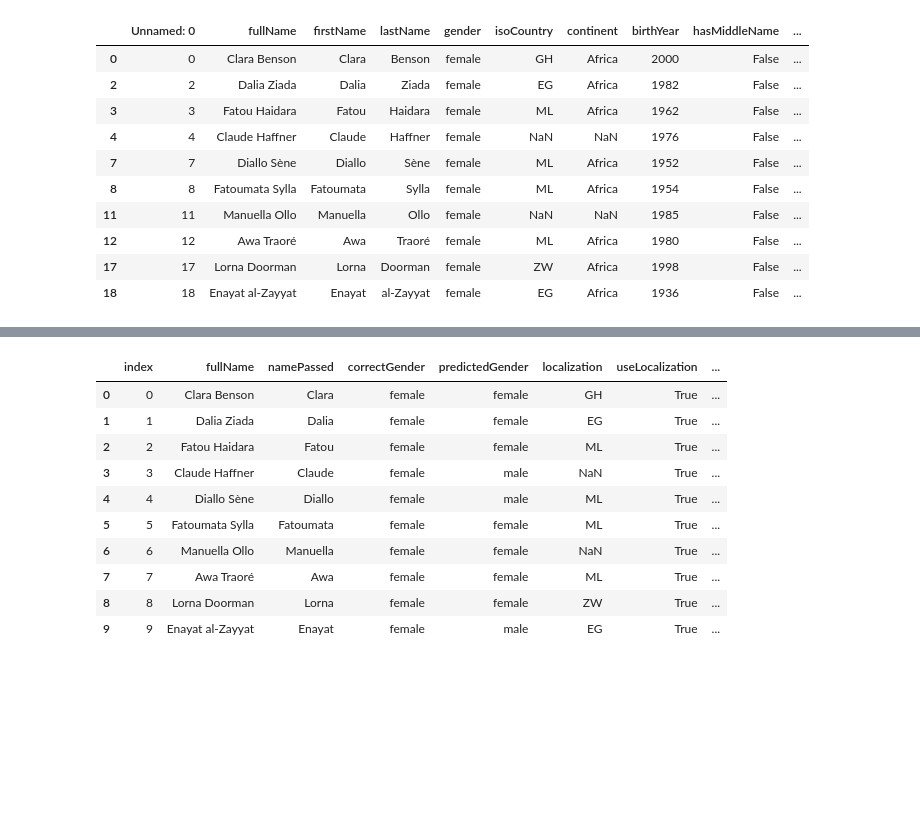
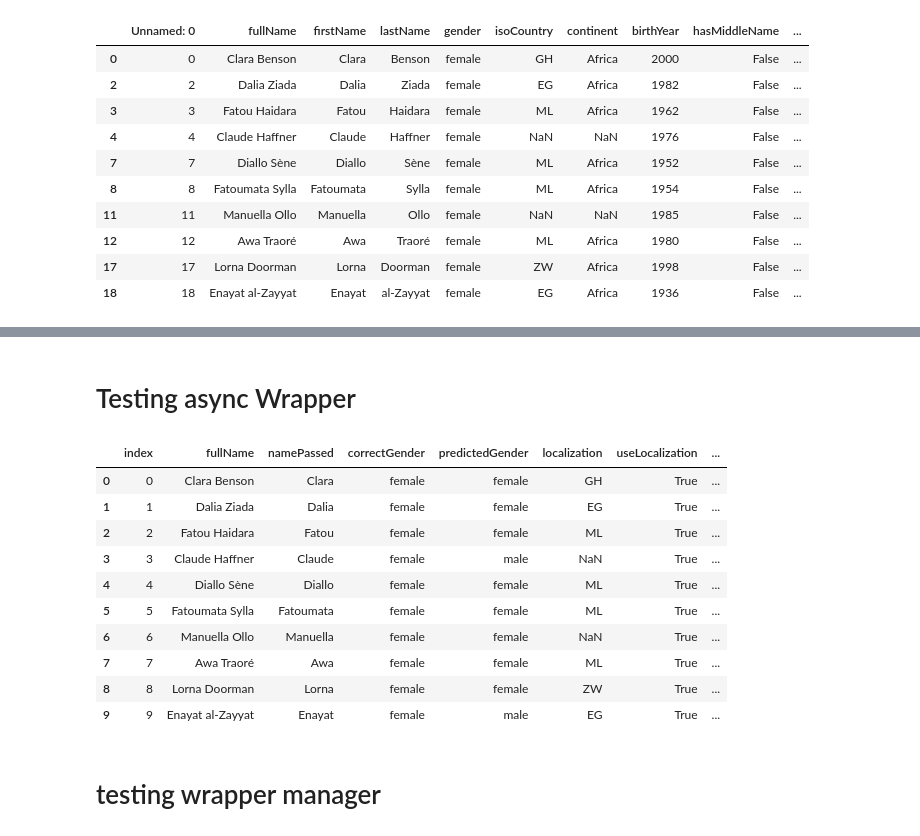
Before and after one commit to Briefgarde/name2genderresearch, a Jupyter notebook: notebooks/helpers/serviveHandlerTesting.ipynb, the cells around one changed output, grey strips where cells are left out. Cells and saved outputs as stored; diff of their text form; code cells hidden in the pictures; blank space fills up the shorter version.

```diff
--- a/notebooks/helpers/serviveHandlerTesting.ipynb
+++ b/notebooks/helpers/serviveHandlerTesting.ipynb
@@ -61,21 +60,31 @@ df
 # nameAPI_handler = handlers.NameAPIHandler(df)
 
 # await nameAPI_handler.get_prediction(True)
+# %% [markdown]
+# Testing async Wrapper
 # %%
 import serviceWrapperAsync as wrapper
 from serviceWrapperAsync import NamSorEndpoint as endpoint
-# %%
-handler = wrapper.GenderizeWrapper(df)
-await handler.get_prediction_async(useLocalization=True)
-# %% [output]
-|  | index | fullName | namePassed | correctGender | predictedGender | localization | useLocalization | ... |
-| 0 | 0 | Clara Benson | Clara | female | female | GH | True | ... |
-| 1 | 1 | Dalia Ziada | Dalia | female | female | EG | True | ... |
-| 2 | 2 | Fatou Haidara | Fatou | female | female | ML | True | ... |
-| 3 | 3 | Claude Haffner | Claude | female | male | NaN | True | ... |
-| 4 | 4 | Diallo Sène | Diallo | female | male | ML | True | ... |
-| 5 | 5 | Fatoumata Sylla | Fatoumata | female | female | ML | True | ... |
-| 6 | 6 | Manuella Ollo | Manuella | female | female | NaN | True | ... |
-| 7 | 7 | Awa Traoré | Awa | female | female | ML | True | ... |
-| 8 | 8 | Lorna Doorman | Lorna | female | female | ZW | True | ... |
-| 9 | 9 | Enayat al-Zayyat | Enayat | female | male | EG | True | ... |
+# %%
+# genderize_io_wrapper = wrapper.GenderizeWrapper(df)
+# nameAPI_wrapper = wrapper.NameAPIWrapper(df)
+namSor_wrapper = wrapper.NamSorWrapper(df)
+# genderCom_wrapper = wrapper.GenderAPI_com_Wrapper(df)
+# genderIO_wrapper = wrapper.GenderAPI_IO_Wrapper(df)
+# %%
+result = await namSor_wrapper.get_prediction_async(endpoint=endpoint.FIRST_NAME_GEO)
+result
+# %% [output]
+|  | index | fullName | namePassed | correctGender | predictedGender | localization | useLocalization | ... |
+| 0 | 0 | Clara Benson | Clara | female | female | GH | True | ... |
+| 1 | 1 | Dalia Ziada | Dalia | female | female | EG | True | ... |
+| 2 | 2 | Fatou Haidara | Fatou | female | female | ML | True | ... |
+| 3 | 3 | Claude Haffner | Claude | female | male | NaN | True | ... |
+| 4 | 4 | Diallo Sène | Diallo | female | female | ML | True | ... |
+| 5 | 5 | Fatoumata Sylla | Fatoumata | female | female | ML | True | ... |
+| 6 | 6 | Manuella Ollo | Manuella | female | female | NaN | True | ... |
+| 7 | 7 | Awa Traoré | Awa | female | female | ML | True | ... |
+| 8 | 8 | Lorna Doorman | Lorna | female | female | ZW | True | ... |
+| 9 | 9 | Enayat al-Zayyat | Enayat | female | male | EG | True | ... |
+# %% [markdown]
+# testing wrapper manager
```
Also changed, not shown: parts of 12 cells of this notebook, 2 other files.
